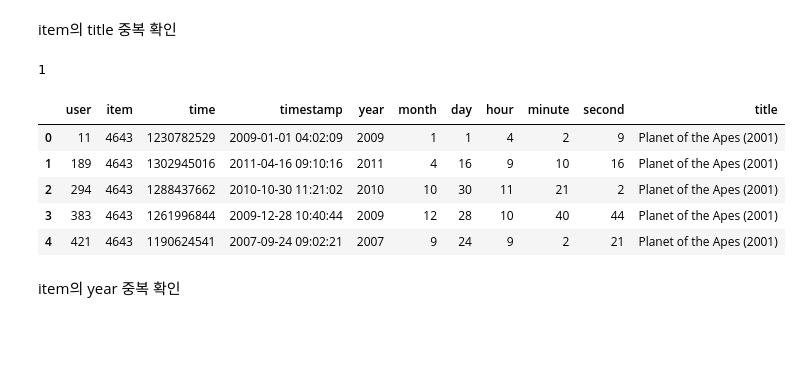
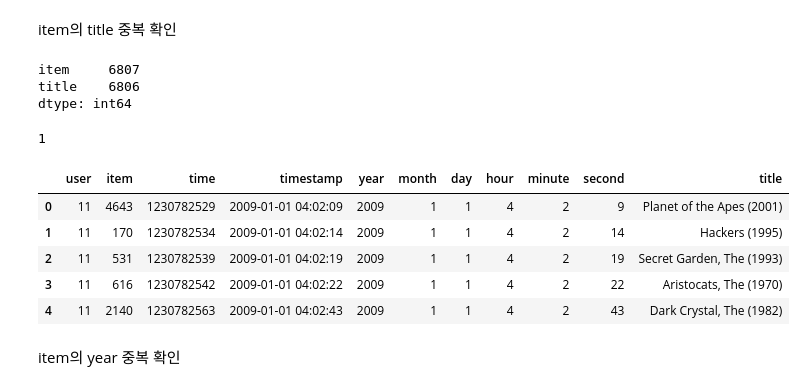
Before and after one commit to boostcampaitech4lv23recsys1/level2_movierecommendation_recsys-level2-recsys-05, a Jupyter notebook: eda/EDA_gt.ipynb, the cells around one changed output. Drawn from its saved outputs; the diff is of its cells as text; code cells hidden in the pictures; blank space fills up the shorter version.

```diff
--- a/eda/EDA_gt.ipynb
+++ b/eda/EDA_gt.ipynb
@@ -81,20 +116,26 @@ for col in ['year', 'month', 'day', 'hour', 'minute', 'second'] :
 [figure]
 # %% [markdown]
 item의 title 중복 확인
+# %%
+titles.nunique()
+# %% [output]
+item     6807
+title    6806
+dtype: int64
 # %%
 titles.groupby('item').title.nunique().max()
 # %% [output]
 1
 # %%
-train = pd.merge(train, titles, on='item')
+train = pd.merge(train, titles, on='item', how='left')
 train.head()
 # %% [output]
 |  | user | item | time | timestamp | year | month | day | hour | minute | second | title |
 | 0 | 11 | 4643 | 1230782529 | 2009-01-01 04:02:09 | 2009 | 1 | 1 | 4 | 2 | 9 | Planet of the Apes (2001) |
-| 1 | 189 | 4643 | 1302945016 | 2011-04-16 09:10:16 | 2011 | 4 | 16 | 9 | 10 | 16 | Planet of the Apes (2001) |
-| 2 | 294 | 4643 | 1288437662 | 2010-10-30 11:21:02 | 2010 | 10 | 30 | 11 | 21 | 2 | Planet of the Apes (2001) |
-| 3 | 383 | 4643 | 1261996844 | 2009-12-28 10:40:44 | 2009 | 12 | 28 | 10 | 40 | 44 | Planet of the Apes (2001) |
-| 4 | 421 | 4643 | 1190624541 | 2007-09-24 09:02:21 | 2007 | 9 | 24 | 9 | 2 | 21 | Planet of the Apes (2001) |
+| 1 | 11 | 170 | 1230782534 | 2009-01-01 04:02:14 | 2009 | 1 | 1 | 4 | 2 | 14 | Hackers (1995) |
+| 2 | 11 | 531 | 1230782539 | 2009-01-01 04:02:19 | 2009 | 1 | 1 | 4 | 2 | 19 | Secret Garden, The (1993) |
+| 3 | 11 | 616 | 1230782542 | 2009-01-01 04:02:22 | 2009 | 1 | 1 | 4 | 2 | 22 | Aristocats, The (1970) |
+| 4 | 11 | 2140 | 1230782563 | 2009-01-01 04:02:43 | 2009 | 1 | 1 | 4 | 2 | 43 | Dark Crystal, The (1982) |
 # %% [markdown]
 item의 year 중복 확인
 # %%
```
Also changed, not shown: parts of 47 cells of this notebook, 2 other files.
